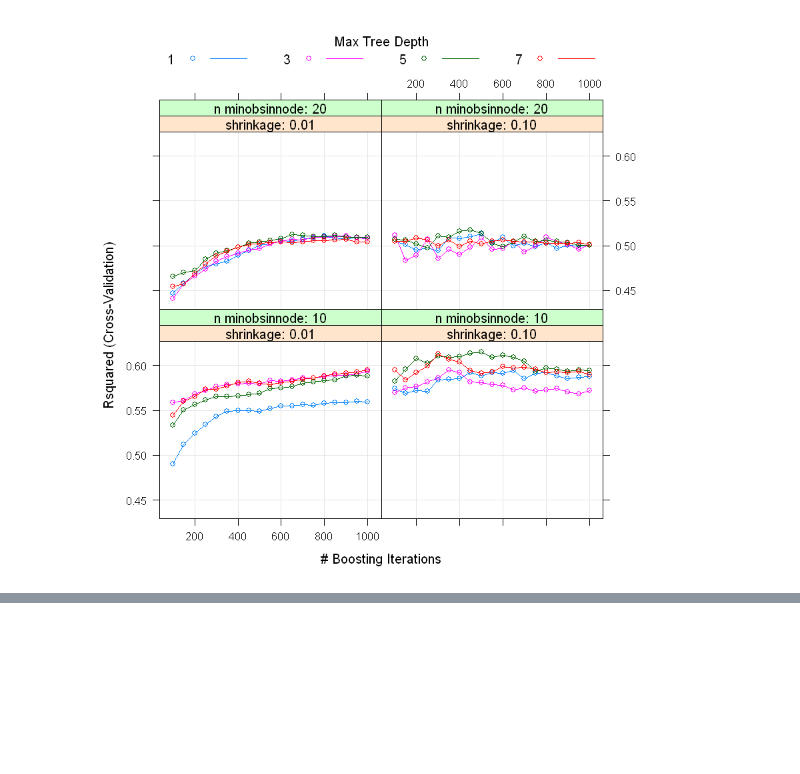
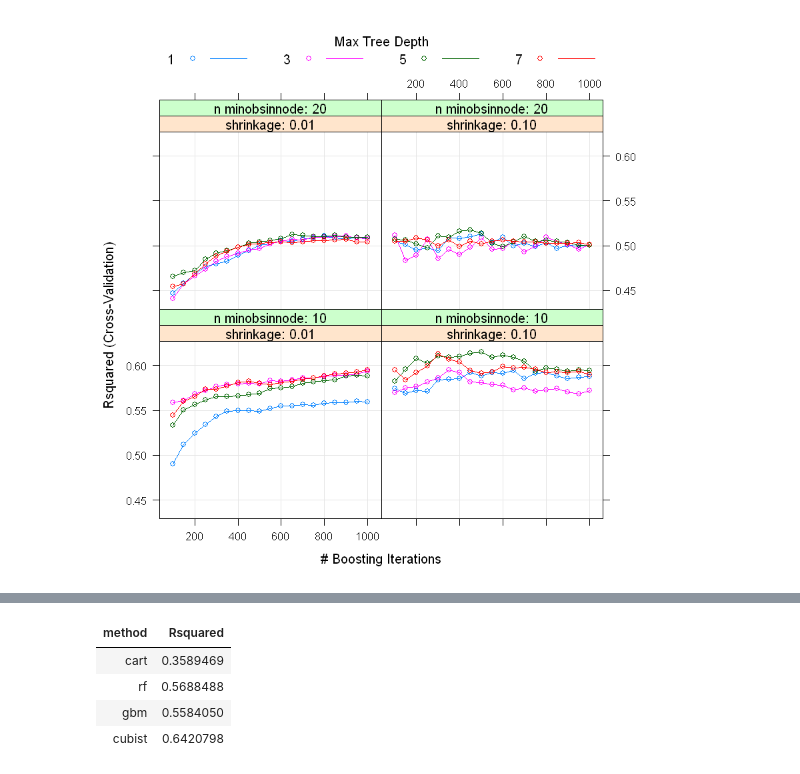
Before and after one commit to Randallzoeng/BookClub, a Jupyter notebook: AppliedPredictiveModeling/Chap. 8 Exercises.ipynb, the cells around one changed output, grey strips where cells are left out. Drawn from its saved outputs; the diff is of its cells as text; code cells hidden in the pictures; blank space fills up the shorter version.

```diff
--- a/AppliedPredictiveModeling/Chap. 8 Exercises.ipynb
+++ b/AppliedPredictiveModeling/Chap. 8 Exercises.ipynb
@@ -468,0 +561,9 @@ plot(fit_gbm)
+# %%
+library(plyr)
+ddply(mdl_r2, .(method), summarize, Rsquared = max(Rsquared))
+# %% [output]
+| method | Rsquared |
+| cart | 0.3589469 |
+| rf | 0.5688488 |
+| gbm | 0.5584050 |
+| cubist | 0.6420798 |
```
Also changed, not shown: parts of 14 cells of this notebook.
